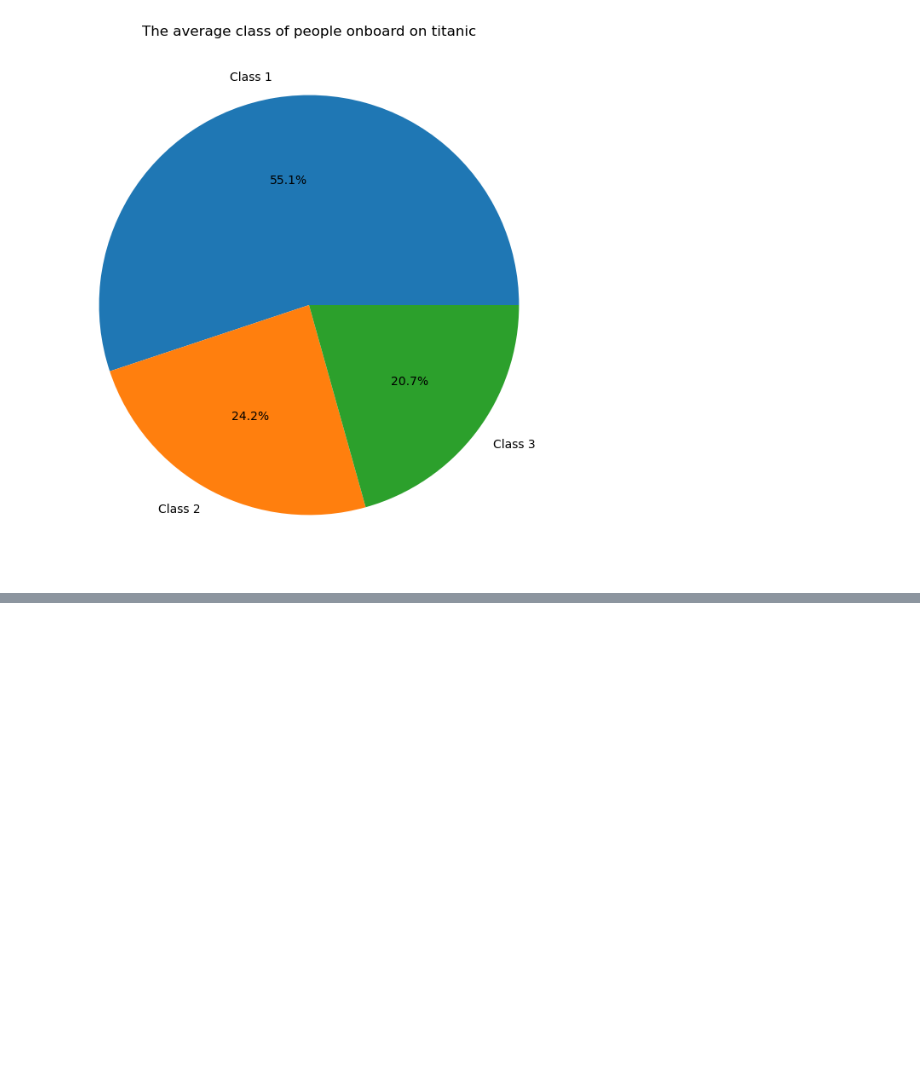
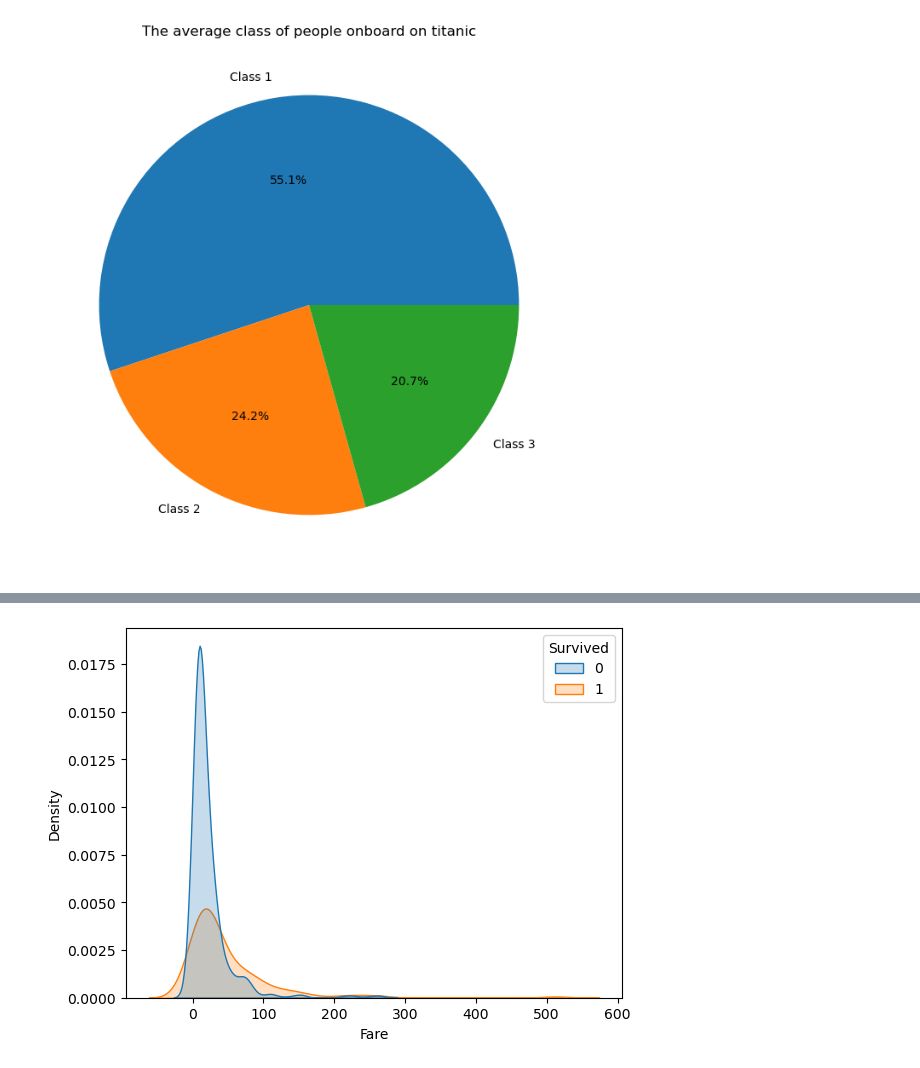
Before and after one commit to krsnathkr/TitanicMLprediction, a Jupyter notebook: main.ipynb, the cells around one changed output, grey strips where cells are left out. Drawn from its saved outputs; the diff is of its cells as text; code cells hidden in the pictures; blank space fills up the shorter version.

```diff
--- a/main.ipynb
+++ b/main.ipynb
@@ -229,0 +223,5 @@ AttributeError: PolyCollection.set() got an unexpected keyword argument 'labels'
+# %%
+sns.kdeplot(data=train, x='Fare', hue='Survived', fill=True)
+plt.show()
+# %% [output]
+[figure, added]
```
Also changed, not shown: parts of 6 cells of this notebook.
